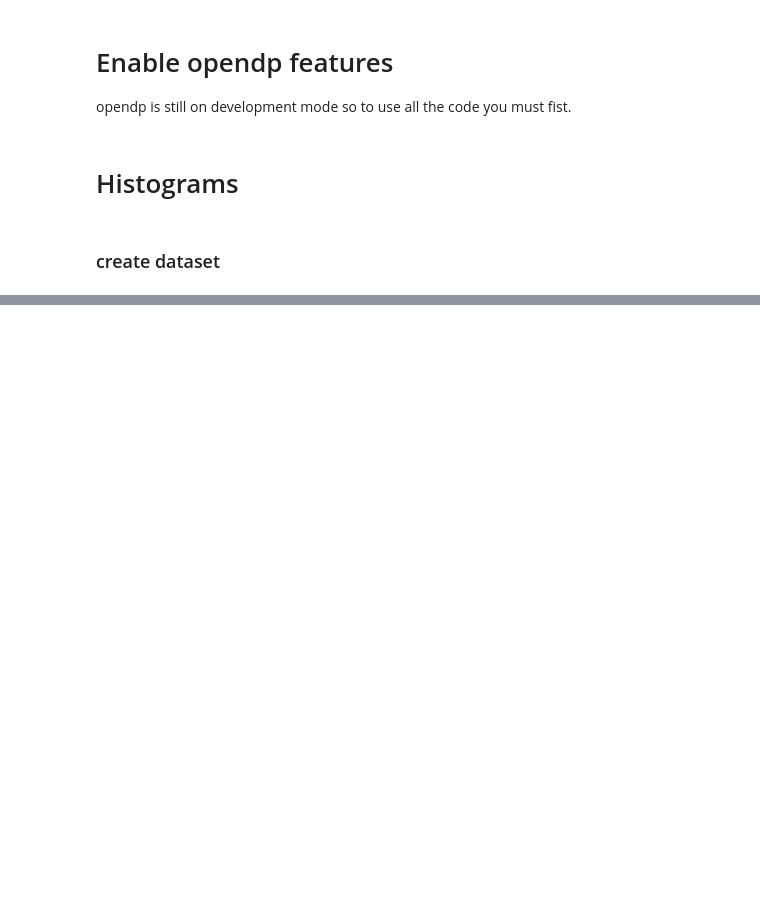
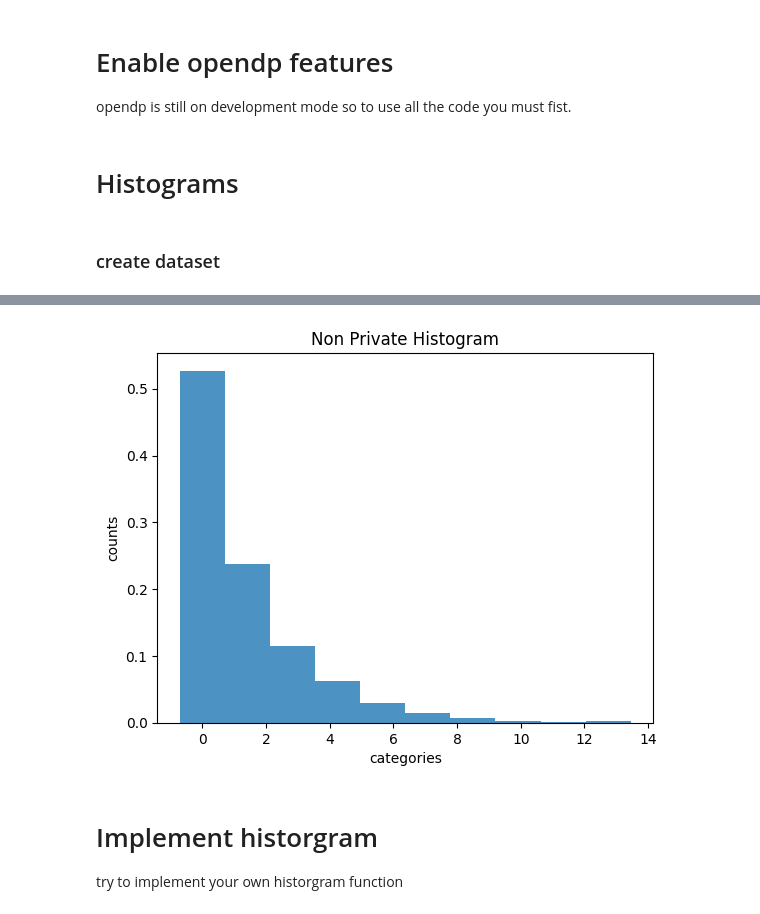
Before and after one commit to olethrosdc/ml-society-science, a Jupyter notebook: src/privacy/openpd/3. Differential Privacy Histogram.ipynb, the cells around one changed output, grey strips where cells are left out. Saved outputs shown, nothing was run; the diff lists cells and outputs as text; code cells hidden in the pictures; blank space fills up the shorter version.

```diff
--- a/src/privacy/openpd/3. Differential Privacy Histogram.ipynb
+++ b/src/privacy/openpd/3. Differential Privacy Histogram.ipynb
@@ -360,0 +41,16 @@ Text(0, 0.5, 'log absolute error')
+# %%
+counts_2, bin_edges_2 = np.histogram(dataset[1], bins=10)
+prop_2 = counts_2 / counts_2.sum()
+# %%
+plt.figure()
+plt.bar(height = prop_2, x = bin_edges_2[:-1],width=(bin_edges_2[1]-bin_edges_2[0]), alpha = 0.8)
+plt.title("Non Private Histogram")
+plt.xlabel("categories")
+plt.ylabel("counts")
+plt.show()
+plt.close()
+# %% [output]
+[figure, added]
+# %% [markdown]
+# Implement historgram
+try to implement your own historgram function
```
Also changed, not shown: parts of 77 cells of this notebook, 4 other files.
